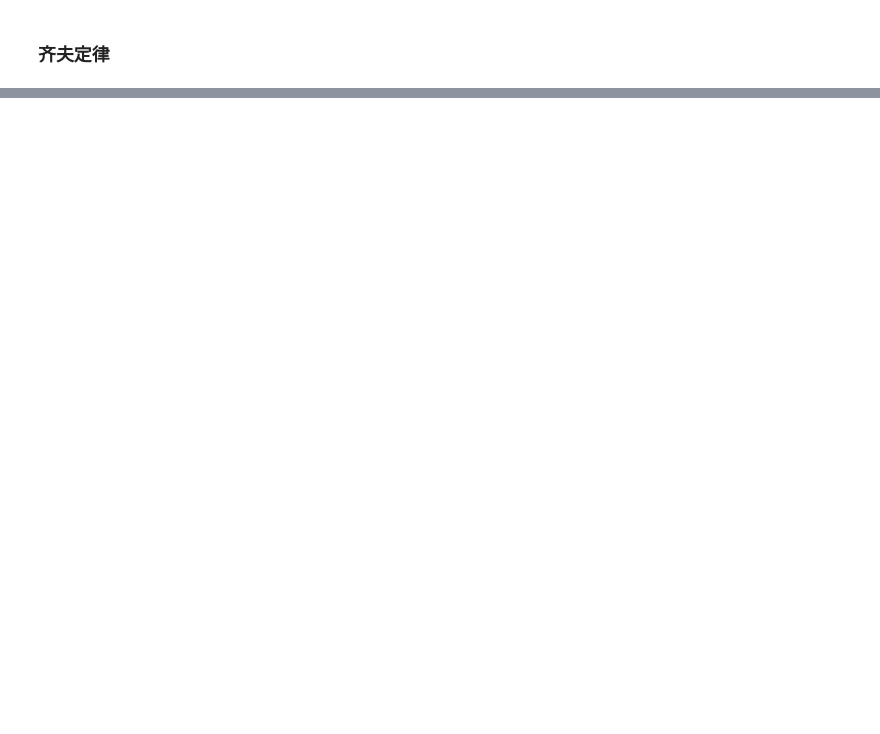
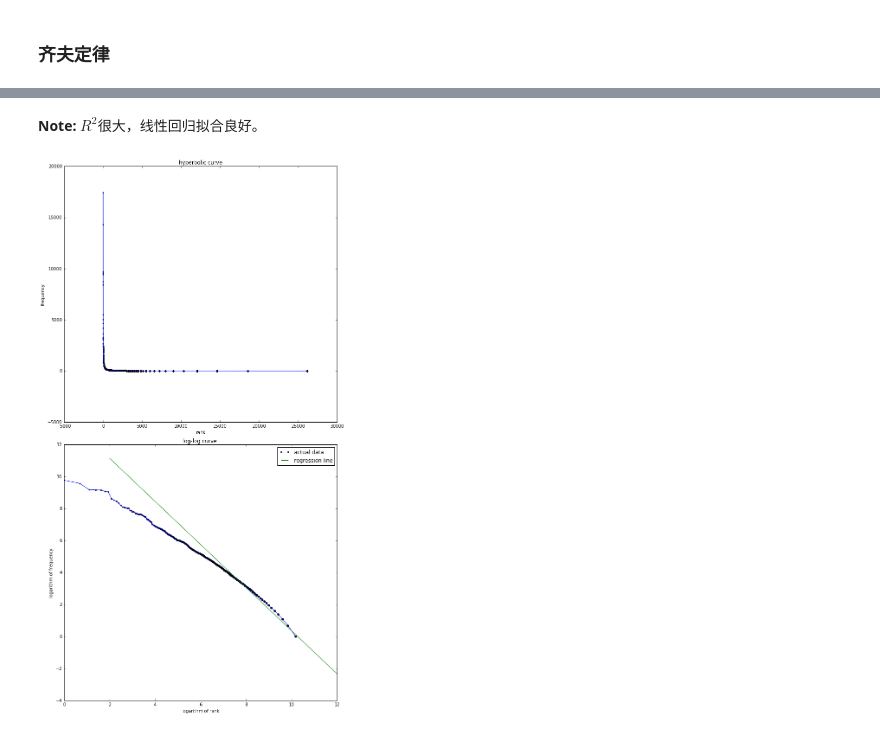
Before and after one commit to Jhangsy/ta_eval, a Jupyter notebook: ta_task.ipynb, the cells around one changed output, grey strips where cells are left out. Saved outputs shown, nothing was run; the diff lists cells and outputs as text; code cells hidden in the pictures; blank space fills up the shorter version.

```diff
--- a/ta_task.ipynb
+++ b/ta_task.ipynb
@@ -46,0 +164,4 @@ print(", ".join(seg_list))
+# %%
+#constant
+seg_rank_DF["const_C"] = seg_rank_DF["rank"]*seg_rank_DF["freq"]
+seg_rank_DF.head()
@@ -46,0 +186,6 @@ print(", ".join(seg_list))
+# %%
+# logarithm
+seg_rank_DF["log_freq"] = np.log(seg_rank_DF["freq"])
+seg_rank_DF["log_rank"] = np.log(seg_rank_DF["rank"])
+seg_rank_DF["log_counts"] = np.log(seg_rank_DF["counts"])
+seg_rank_DF.head()
@@ -46,0 +208,4 @@ print(", ".join(seg_list))
+# %%
+ model = smf.ols("log_counts~log_rank",seg_rank_DF )
+# %%
+result = model.fit()
@@ -46,0 +232,22 @@ print(", ".join(seg_list))
+# %% [markdown]
+**Note:** $R^{2}$很大，线性回归拟合良好。
+# %%
+fig, ax = plt.subplots(2,1, figsize = (10,18))
+
+ax[0].plot(seg_rank_DF["rank"],seg_rank_DF["counts"])
+ax[0].scatter(seg_rank_DF["rank"],seg_rank_DF["counts"], s = 5)
+ax[0].set_title("hyperbolic curve")
+ax[0].set_xlabel("rank")
+ax[0].set_ylabel("frequency")
+
+ax[1].plot(seg_rank_DF["log_rank"],seg_rank_DF["log_counts"], label = "actual data", marker ='o', ms = 3)
+ax[1].set_title("log-log curve ")
+ax[1].set_xlabel("logarithm of rank")
+ax[1].set_ylabel("logarithm of frequency")
+_x = np.array([2,12])
+ax[1].plot(_x, _x*result.params["log_rank"] + result.params["Intercept"], label = "regression line")
+
+ax[1].legend()
+fig.tight_layout()
+# %% [output]
+[figure, added]
```
Also changed, not shown: parts of 52 cells of this notebook, 5 other files.
